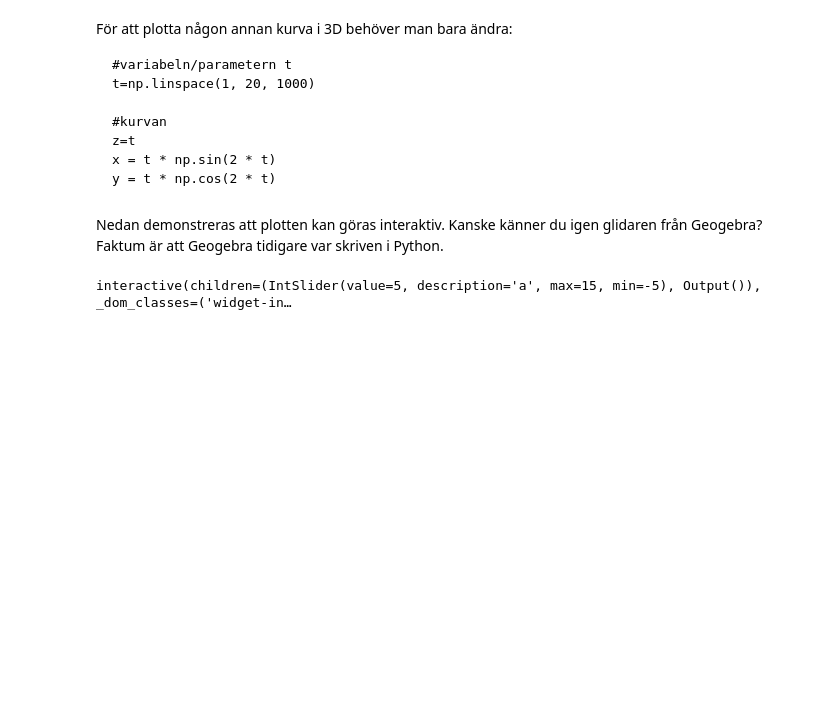
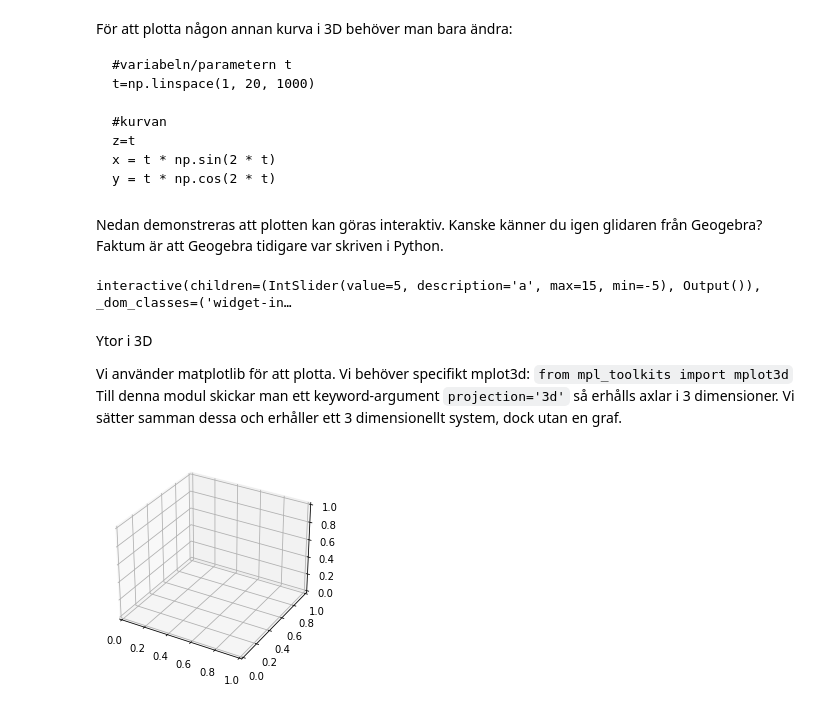
Before and after one commit to cognitrap/progr, a Jupyter notebook: InstruktionPlot3D.ipynb, the cells around one changed output. Drawn from its saved outputs; the diff is of its cells as text; code cells hidden in the pictures; blank space fills up the shorter version.

```diff
--- a/InstruktionPlot3D.ipynb
+++ b/InstruktionPlot3D.ipynb
@@ -127,3 +127,18 @@ def f(a):
 interactive(f, a=5)
 # %% [output]
 interactive(children=(IntSlider(value=5, description='a', max=15, min=-5), Output()), _dom_classes=('widget-in…
+# %% [markdown]
+Ytor i 3D
+
+Vi använder matplotlib för att plotta.
+Vi behöver specifikt mplot3d: `from mpl_toolkits import mplot3d`
+Till denna modul skickar man ett keyword-argument `projection='3d'` så erhålls axlar i 3 dimensioner.
+Vi sätter samman dessa och erhåller ett 3 dimensionellt system, dock utan en graf.
+# %%
+from mpl_toolkits import mplot3d
+import numpy as np
+import matplotlib.pyplot as plt
+fig = plt.figure()
+ax = plt.axes(projection='3d')
+# %% [output]
+[figure, added]
```
Also changed, not shown: parts of 3 cells of this notebook, 14 other files.
